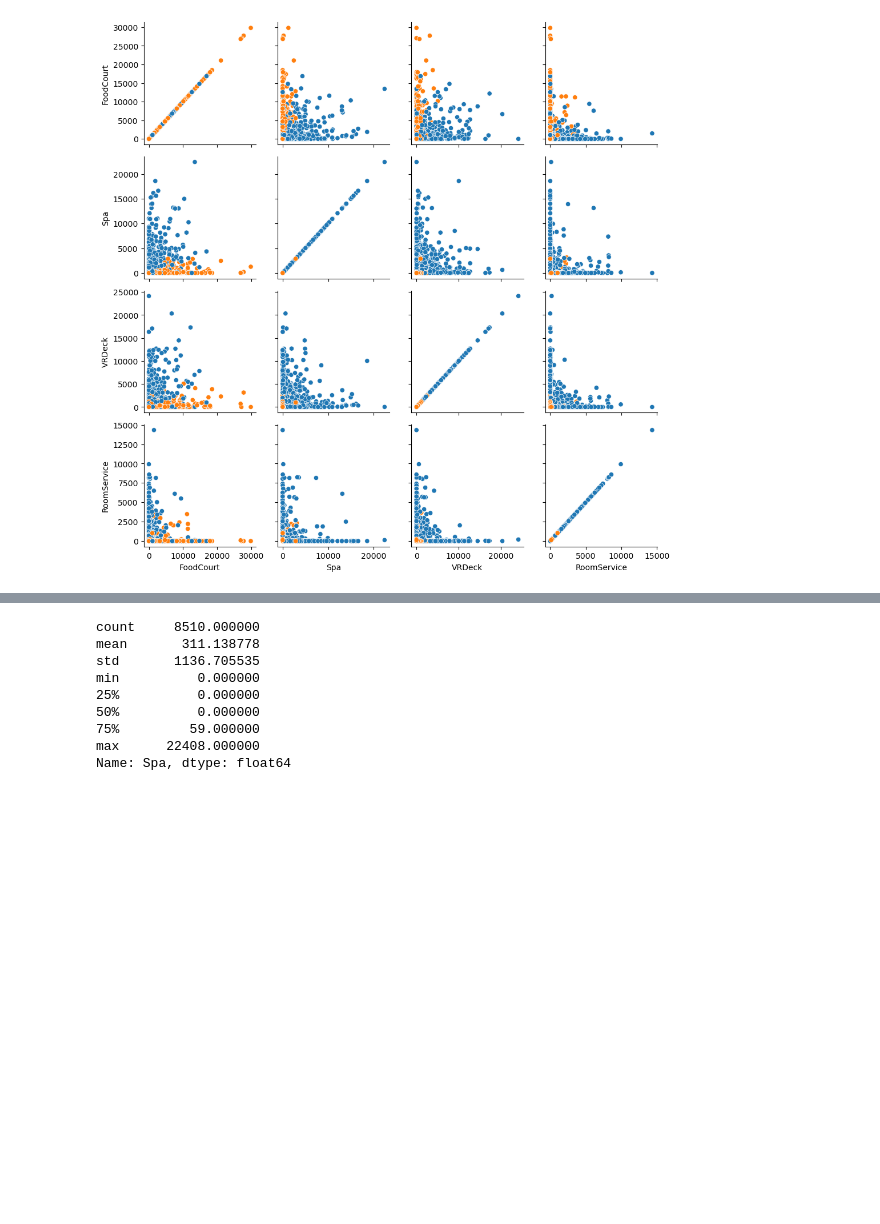
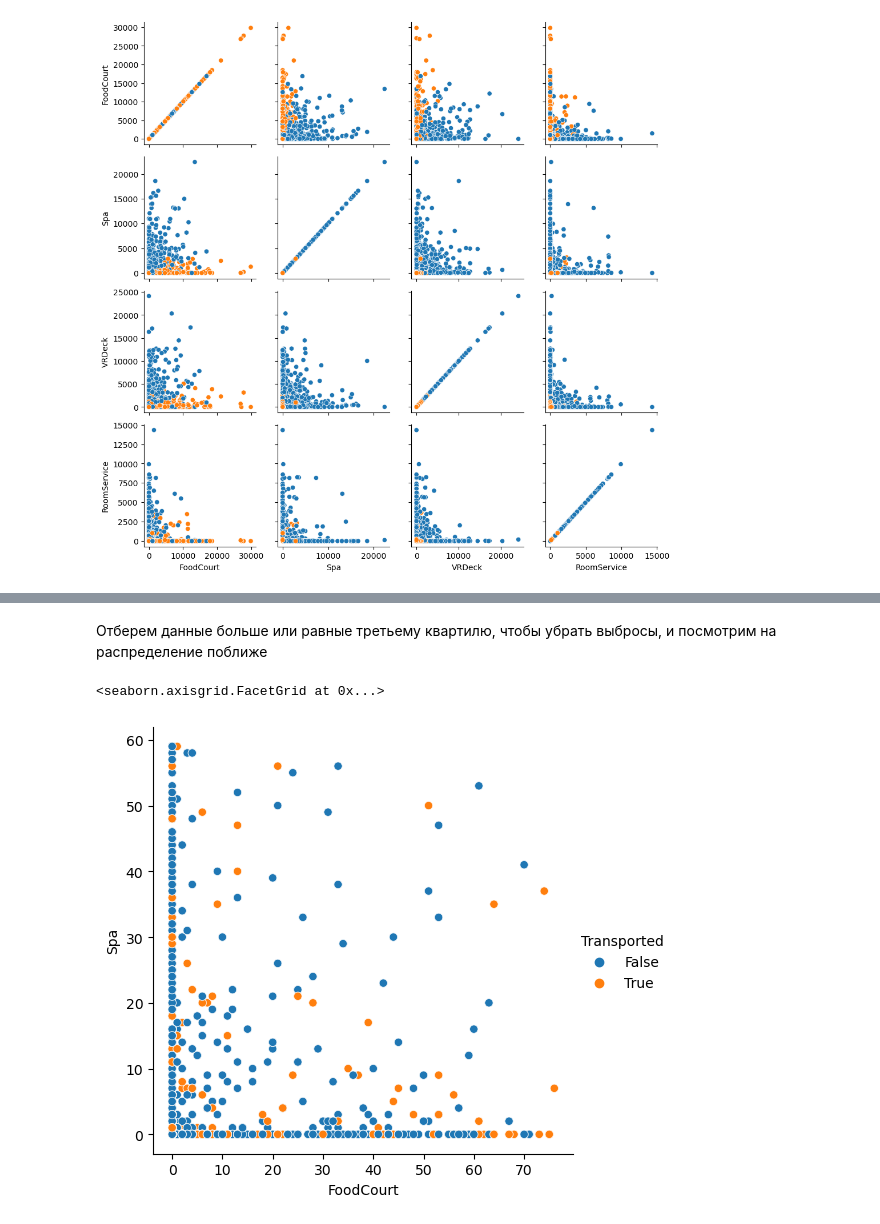
Before and after one commit to siznuumy/StudyProjects, a Jupyter notebook: spaceship-titanic-practice.ipynb, the cells around one changed output, grey strips where cells are left out. Drawn from its saved outputs; the diff is of its cells as text; code cells hidden in the pictures; blank space fills up the shorter version.

```diff
--- a/spaceship-titanic-practice.ipynb
+++ b/spaceship-titanic-practice.ipynb
@@ -280,12 +349,12 @@ px.scatter(train_data, x="FoodCourt", y="Spa", color="Transported")
-# %%
-train_data.Spa.describe()
-# %% [output]
-count     8510.000000
-mean       311.138778
-std       1136.705535
-min          0.000000
-25%          0.000000
-50%          0.000000
-75%         59.000000
-max      22408.000000
-Name: Spa, dtype: float64
+# %% [markdown]
+Отберем данные больше или равные третьему квартилю, чтобы убрать выбросы, и посмотрим на распределение поближе
+# %%
+quant_spa = float(train_data.Spa.quantile([0.75]))
+quant_food = float(train_data.FoodCourt.quantile([0.75]))
+quant_spa_data = train_data[train_data.Spa <= quant_spa].Spa
+quant_food_data = train_data[train_data.FoodCourt <= quant_food].FoodCourt
+
+sns.relplot(x=quant_food_data, y=quant_spa_data, hue=train_data.Transported)
+# %% [output]
+<seaborn.axisgrid.FacetGrid at 0x...>
+[figure, added]
```
Also changed, not shown: parts of 34 cells of this notebook.
